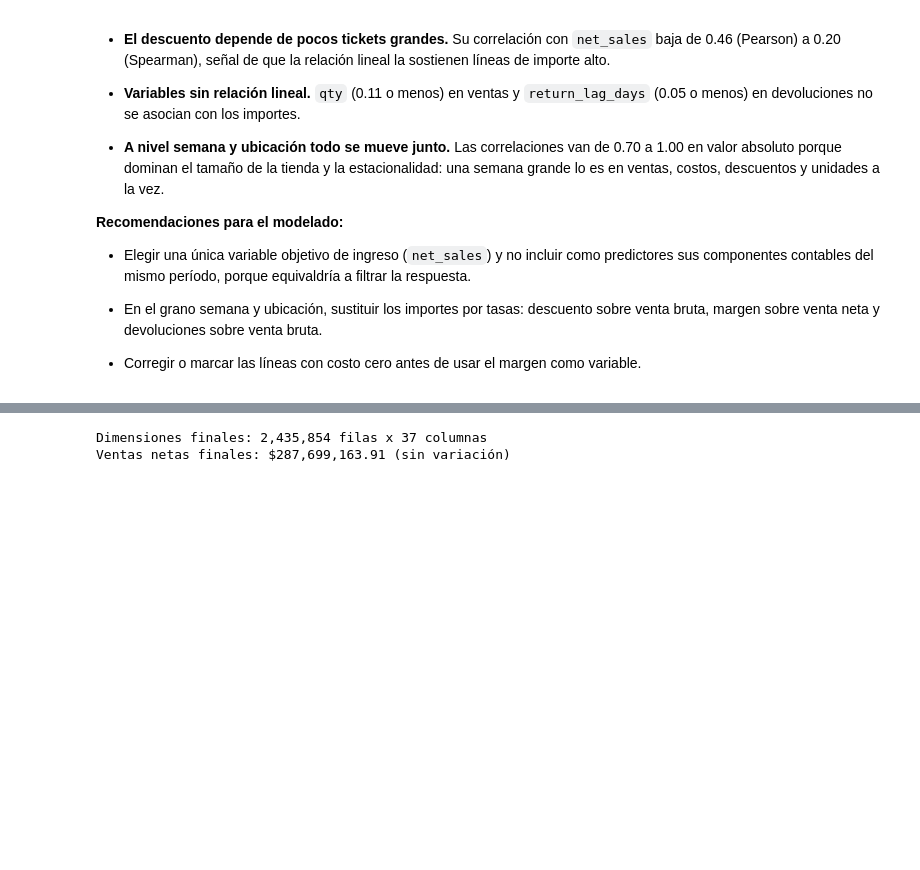
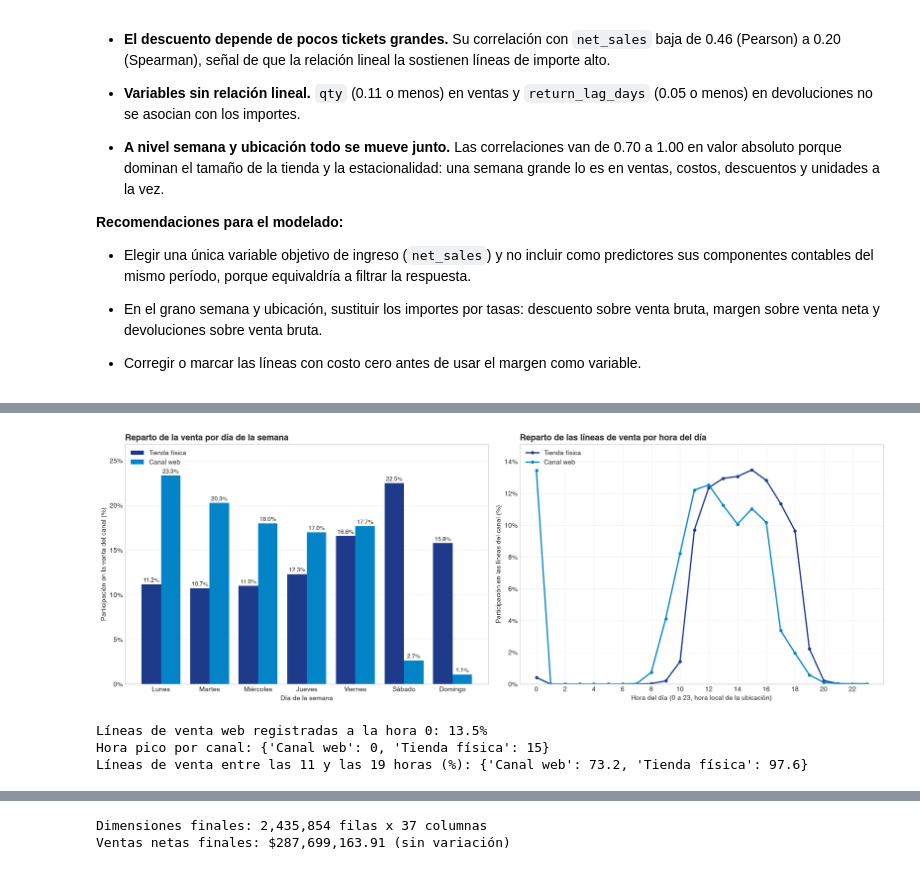
Before and after one commit to geramargonzalez/sales-revenue-datascience, a Jupyter notebook: sales-revenue-jewery.ipynb, the cells around one changed output, grey strips where cells are left out. Cells and saved outputs as stored; diff of their text form; code cells hidden in the pictures; blank space fills up the shorter version.

```diff
--- a/sales-revenue-jewery.ipynb
+++ b/sales-revenue-jewery.ipynb
@@ -1157,0 +1255,54 @@ De ellas, con cogs == 0 y margin == 0: 58,205 (ventas netas asociadas: $2,855,92
+# %%
+# Patrón por día de la semana y por hora del día, según canal (líneas de venta)
+DIAS_ES = ['Lunes', 'Martes', 'Miércoles', 'Jueves', 'Viernes', 'Sábado', 'Domingo']
+canal_venta = df.loc[~es_devolucion, 'is_web'].map({True: 'Canal web', False: 'Tienda física'})
+colores_canal = {'Canal web': COLOR_WEB, 'Tienda física': COLOR_PRIMARIO}
+
+venta_dia = (df.loc[~es_devolucion, 'net_sales']
+             .groupby([fecha[~es_devolucion].dt.dayofweek, canal_venta]).sum().unstack())
+cuota_dia = venta_dia / venta_dia.sum() * 100
+cuota_dia.index = DIAS_ES
+
+lineas_hora = df[~es_devolucion].groupby(['hour', canal_venta]).size().unstack(fill_value=0)
+cuota_hora = lineas_hora / lineas_hora.sum() * 100
+
+fig, axes = plt.subplots(1, 2, figsize=(17, 6))
+
+ax = axes[0]
+posiciones = np.arange(7)
+for i, canal_nombre in enumerate(['Tienda física', 'Canal web']):
+    barras = ax.bar(posiciones + (i - 0.5) * 0.4, cuota_dia[canal_nombre], width=0.4,
+                    color=colores_canal[canal_nombre], label=canal_nombre)
+    ax.bar_label(barras, fmt='%.1f%%', padding=2, fontsize=9)
+ax.set_xticks(posiciones, DIAS_ES)
+ax.set_ylim(0, cuota_dia.max().max() * 1.15)
+ax.yaxis.set_major_formatter(fmt_porcentaje)
+ax.set_title('Reparto de la venta por día de la semana', loc='left', fontsize=13, fontweight='bold')
+ax.set_xlabel('Día de la semana')
+ax.set_ylabel('Participación en la venta del canal (%)')
+ax.grid(axis='x', visible=False)
+ax.legend(loc='upper left')
+
+ax = axes[1]
+for canal_nombre in ['Tienda física', 'Canal web']:
+    ax.plot(cuota_hora.index, cuota_hora[canal_nombre], marker='o', markersize=4, linewidth=2,
+            color=colores_canal[canal_nombre], label=canal_nombre)
+ax.set_xticks(range(0, 24, 2))
+ax.set_ylim(0, cuota_hora.max().max() * 1.12)
+ax.yaxis.set_major_formatter(fmt_porcentaje)
+ax.set_title('Reparto de las líneas de venta por hora del día', loc='left', fontsize=13, fontweight='bold')
+ax.set_xlabel('Hora del día (0 a 23, hora local de la ubicación)')
+ax.set_ylabel('Participación en las líneas del canal (%)')
+ax.legend(loc='upper left')
+
+plt.tight_layout()
+plt.show()
+
+print(f"Líneas de venta web registradas a la hora 0: {cuota_hora.loc[0, 'Canal web']:.1f}%")
+print('Hora pico por canal:', cuota_hora.idxmax().to_dict())
+print('Líneas de venta entre las 11 y las 19 horas (%):', cuota_hora.loc[11:19].sum().round(1).to_dict())
+# %% [output]
+[figure, added]
+Líneas de venta web registradas a la hora 0: 13.5%
+Hora pico por canal: {'Canal web': 0, 'Tienda física': 15}
+Líneas de venta entre las 11 y las 19 horas (%): {'Canal web': 73.2, 'Tienda física': 97.6}
```
Also changed, not shown: parts of 29 cells of this notebook, 1 other file.
